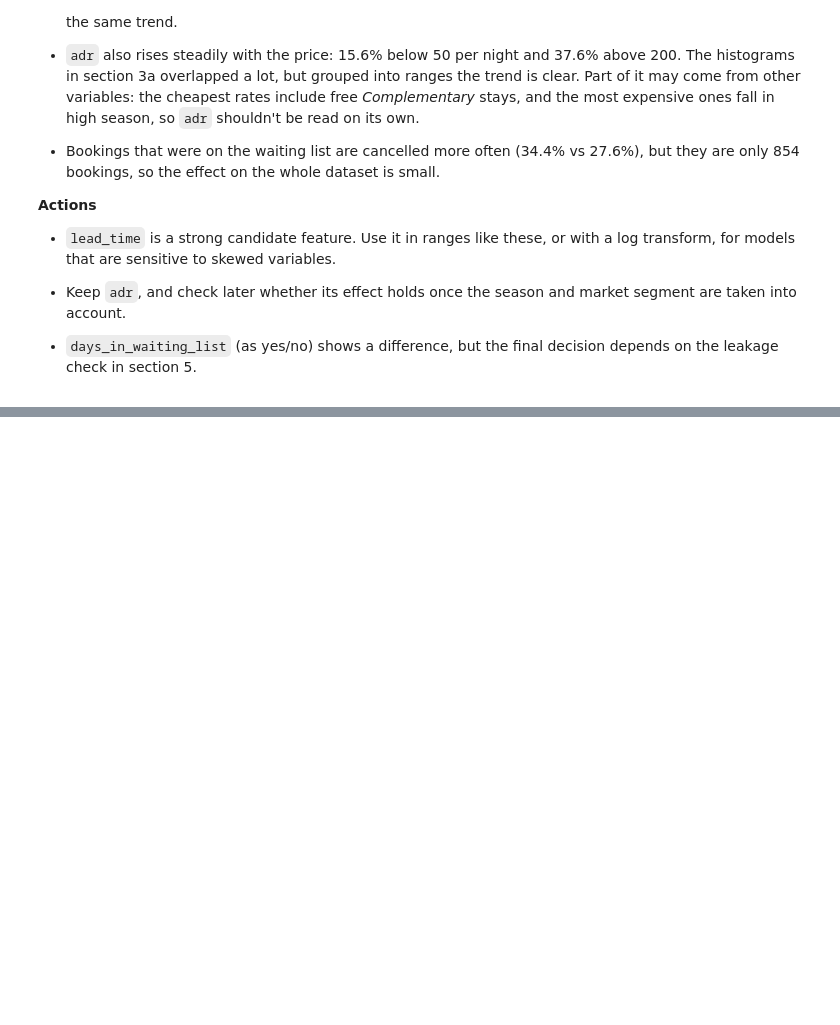
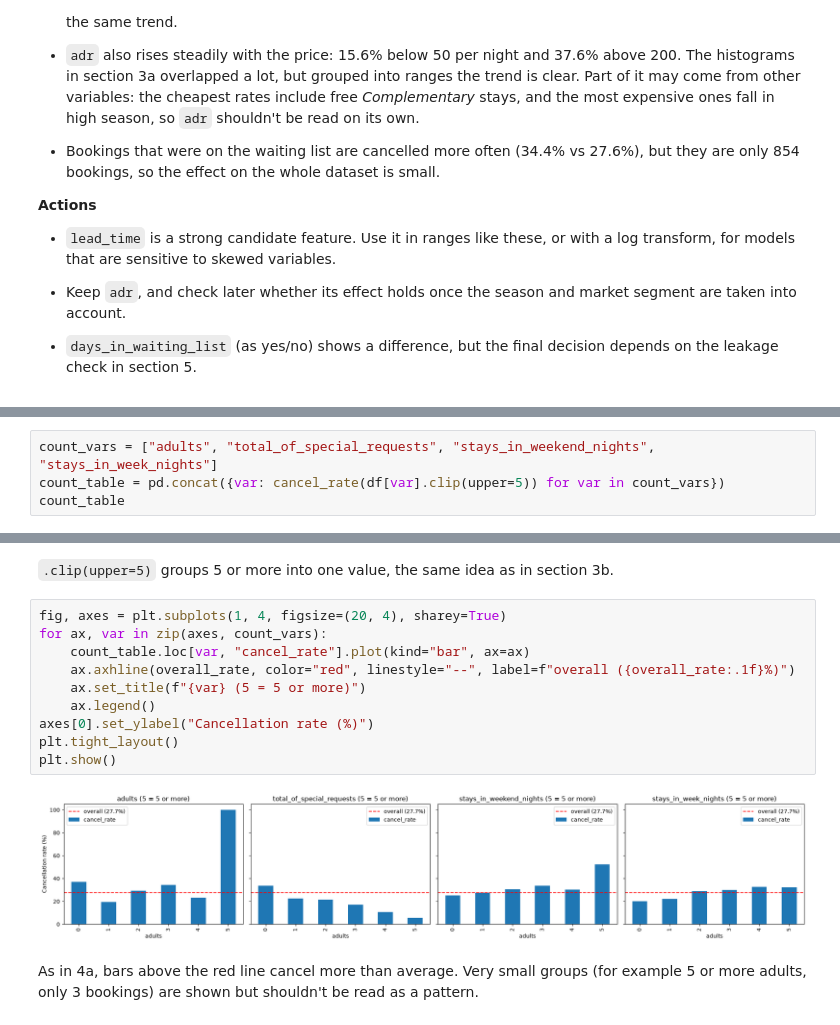
Before and after one commit to martinmon19/Assignment-MACHINE-LEARNING, a Jupyter notebook: notebooks/03_distributions.ipynb, the cells around one changed output, grey strips where cells are left out. Drawn from its saved outputs; the diff is of its cells as text; blank space fills up the shorter version.

Commit message:
Add cancellation rate for count variables

```diff
--- a/notebooks/03_distributions.ipynb
+++ b/notebooks/03_distributions.ipynb
@@ -552,0 +584,4 @@ Bars above the red dashed line are groups that cancel more than average; bars be
+# %%
+count_vars = ["adults", "total_of_special_requests", "stays_in_weekend_nights", "stays_in_week_nights"]
+count_table = pd.concat({var: cancel_rate(df[var].clip(upper=5)) for var in count_vars})
+count_table
@@ -552,0 +607,16 @@ Bars above the red dashed line are groups that cancel more than average; bars be
+# %% [markdown]
+`.clip(upper=5)` groups 5 or more into one value, the same idea as in section 3b.
+# %%
+fig, axes = plt.subplots(1, 4, figsize=(20, 4), sharey=True)
+for ax, var in zip(axes, count_vars):
+    count_table.loc[var, "cancel_rate"].plot(kind="bar", ax=ax)
+    ax.axhline(overall_rate, color="red", linestyle="--", label=f"overall ({overall_rate:.1f}%)")
+    ax.set_title(f"{var} (5 = 5 or more)")
+    ax.legend()
+axes[0].set_ylabel("Cancellation rate (%)")
+plt.tight_layout()
+plt.show()
+# %% [output]
+[figure, added]
+# %% [markdown]
+As in 4a, bars above the red line cancel more than average. Very small groups (for example 5 or more adults, only 3 bookings) are shown but shouldn't be read as a pattern.
```
Also changed, not shown: parts of 5 cells of this notebook.
